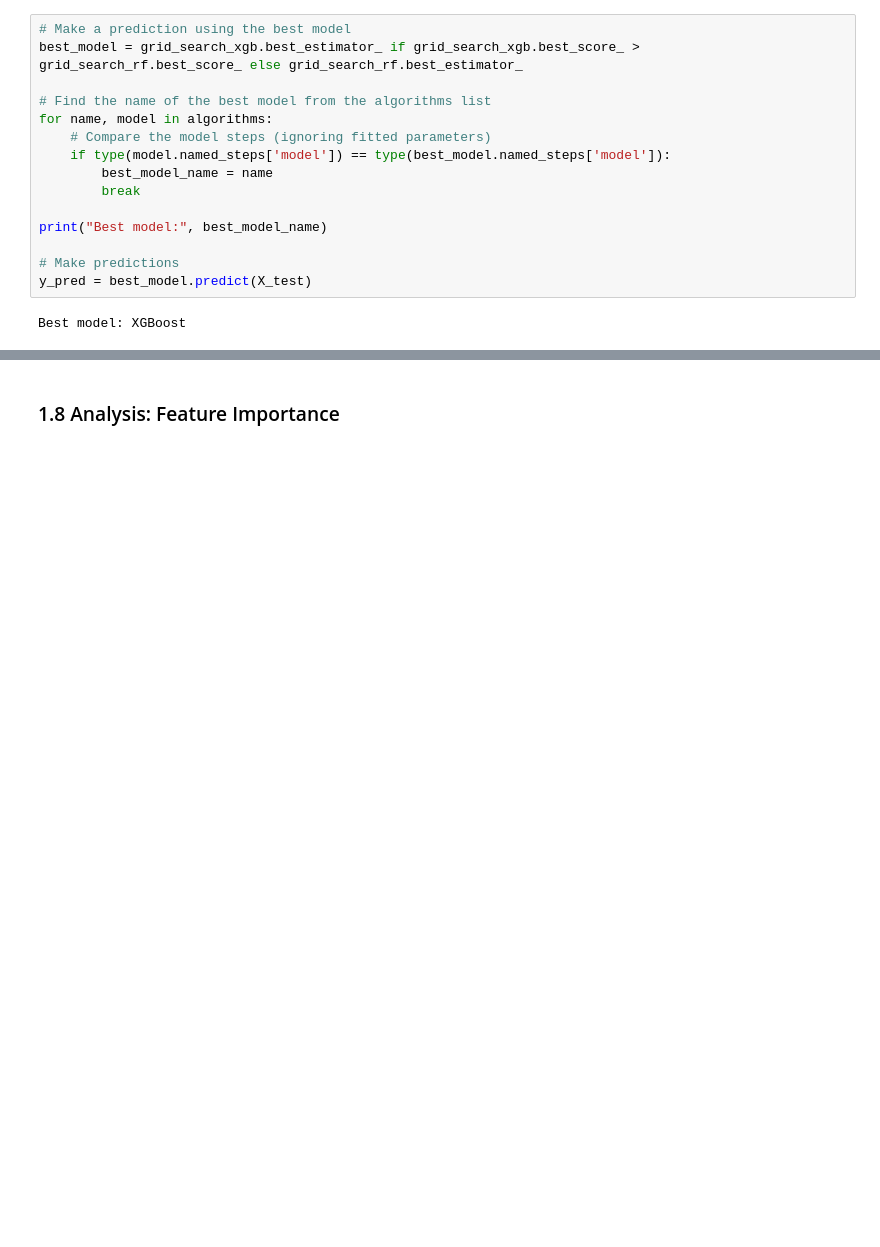
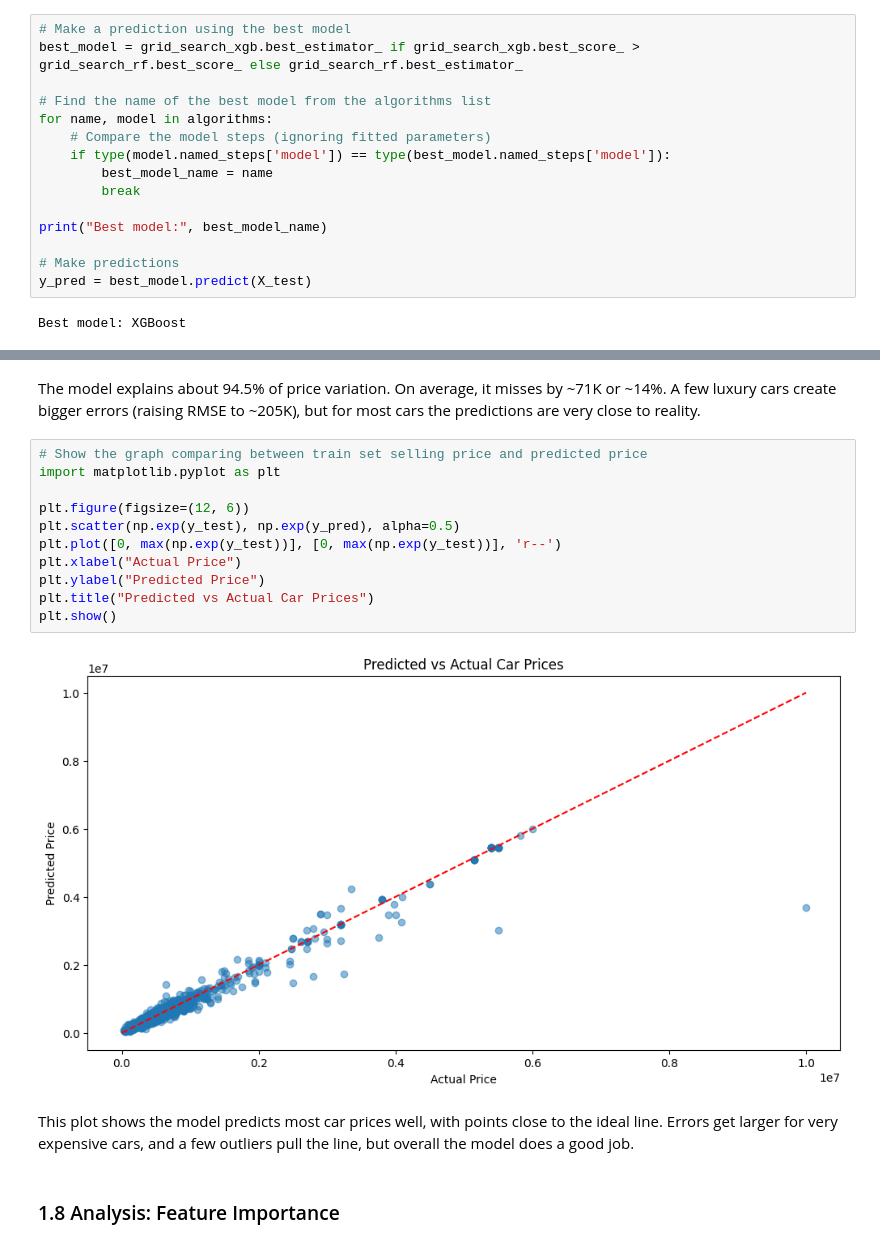
Before and after one commit to dniamsaard4codework/Predicting-Car-Prices, a Jupyter notebook: notebook/st126235_Assignment_1.ipynb, the cells around one changed output, grey strips where cells are left out. Saved outputs shown, nothing was run; the diff lists cells and outputs as text; blank space fills up the shorter version.

```diff
--- a/notebook/st126235_Assignment_1.ipynb
+++ b/notebook/st126235_Assignment_1.ipynb
@@ -581,3 +700,20 @@ R^2 Score for model:
+# %% [markdown]
+The model explains about 94.5% of price variation. On average, it misses by ~71K or ~14%. A few luxury cars create bigger errors (raising RMSE to ~205K), but for most cars the predictions are very close to reality.
+# %%
+# Show the graph comparing between train set selling price and predicted price
+import matplotlib.pyplot as plt
+
+plt.figure(figsize=(12, 6))
+plt.scatter(np.exp(y_test), np.exp(y_pred), alpha=0.5)
+plt.plot([0, max(np.exp(y_test))], [0, max(np.exp(y_test))], 'r--')
+plt.xlabel("Actual Price")
+plt.ylabel("Predicted Price")
+plt.title("Predicted vs Actual Car Prices")
+plt.show()
+# %% [output]
+[figure, added]
+# %% [markdown]
+This plot shows the model predicts most car prices well, with points close to the ideal line. Errors get larger for very expensive cars, and a few outliers pull the line, but overall the model does a good job.
 # %% [markdown]
 ### 1.8 Analysis: Feature Importance
 # %%
```
Also changed, not shown: parts of 29 cells of this notebook.
